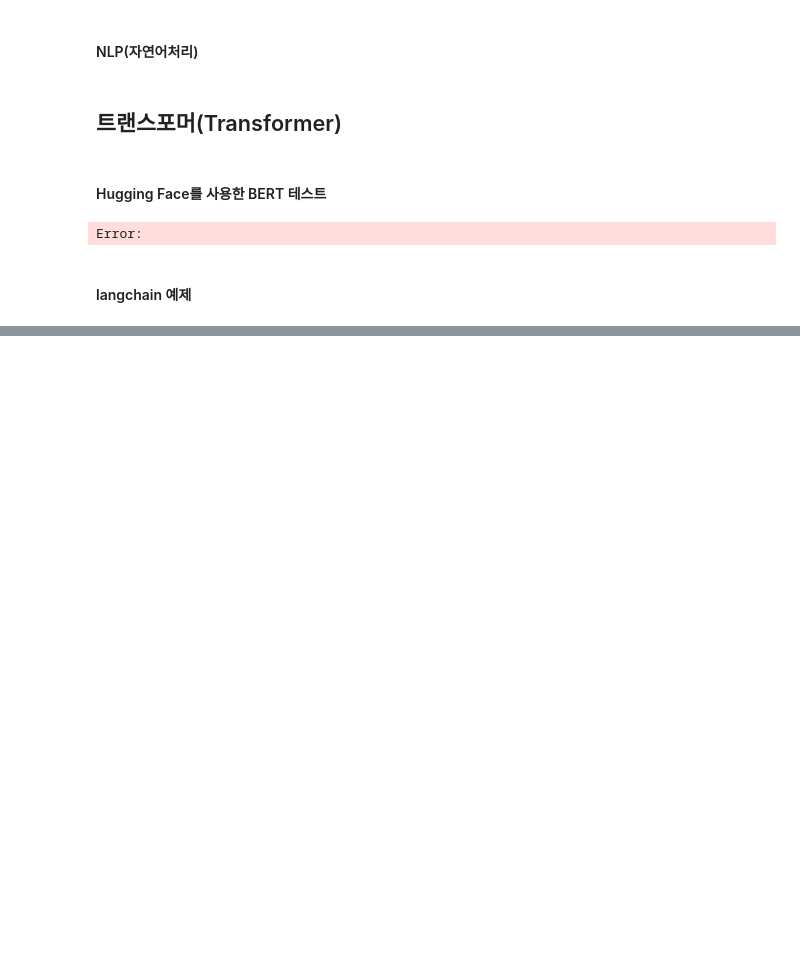
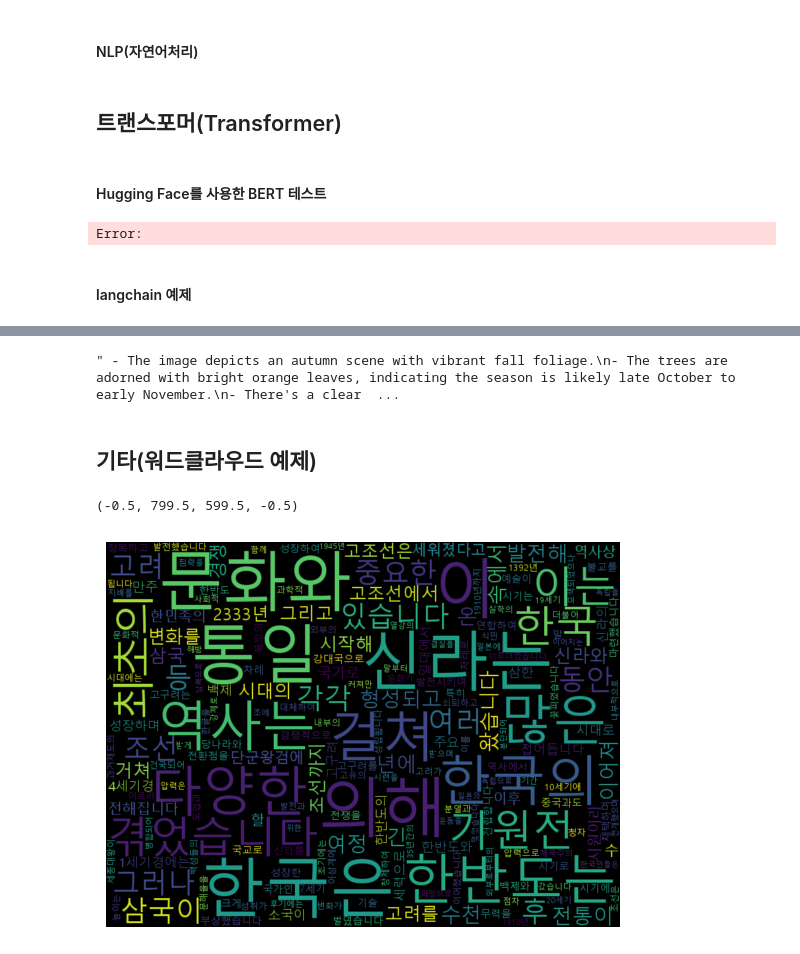
Before and after one commit to LC-coder33/PythonTutorial, a Jupyter notebook: llm_day1.ipynb, the cells around one changed output, grey strips where cells are left out. Cells and saved outputs as stored; diff of their text form; code cells hidden in the pictures; blank space fills up the shorter version.

```diff
--- a/llm_day1.ipynb
+++ b/llm_day1.ipynb
@@ -164,0 +362,9 @@ Question: {question}
+# %%
+query_chain = chain.invoke(
+    {"text": "Describe a picture in bullet points.", "image": image_b64}
+)
+query_chain
+# %% [output]
+" - The image depicts an autumn scene with vibrant fall foliage.\n- The trees are adorned with bright orange leaves, indicating the season is likely late October to early November.\n- There's a clear  ...
+# %% [markdown]
+## 기타(워드클라우드 예제)
@@ -164,0 +377,24 @@ Question: {question}
+# %%
+# 텍스트 파일 읽기
+with open('./dataset/history.txt', 'r', encoding='utf-8') as file:
+    text = file.read()
+# %%
+# 워드클라우드 설정 및 생성
+wordcloud = WordCloud(
+    font_path='malgun',  # 한글 폰트 설정 (맑은 고딕)
+    background_color='black',
+    width=800,
+    height=600,
+    max_words=200,
+    max_font_size=100,
+    min_font_size=10,
+    random_state=42
+).generate(text)
+# %%
+# 워드 클라우드 이미지 시각화
+plt.figure(figsize=(10, 5))
+plt.imshow(wordcloud, interpolation='bilinear')
+plt.axis('off')
+# %% [output]
+(-0.5, 799.5, 599.5, -0.5)
+[figure, added]
```
Also changed, not shown: parts of 44 cells of this notebook, 45 other files.
